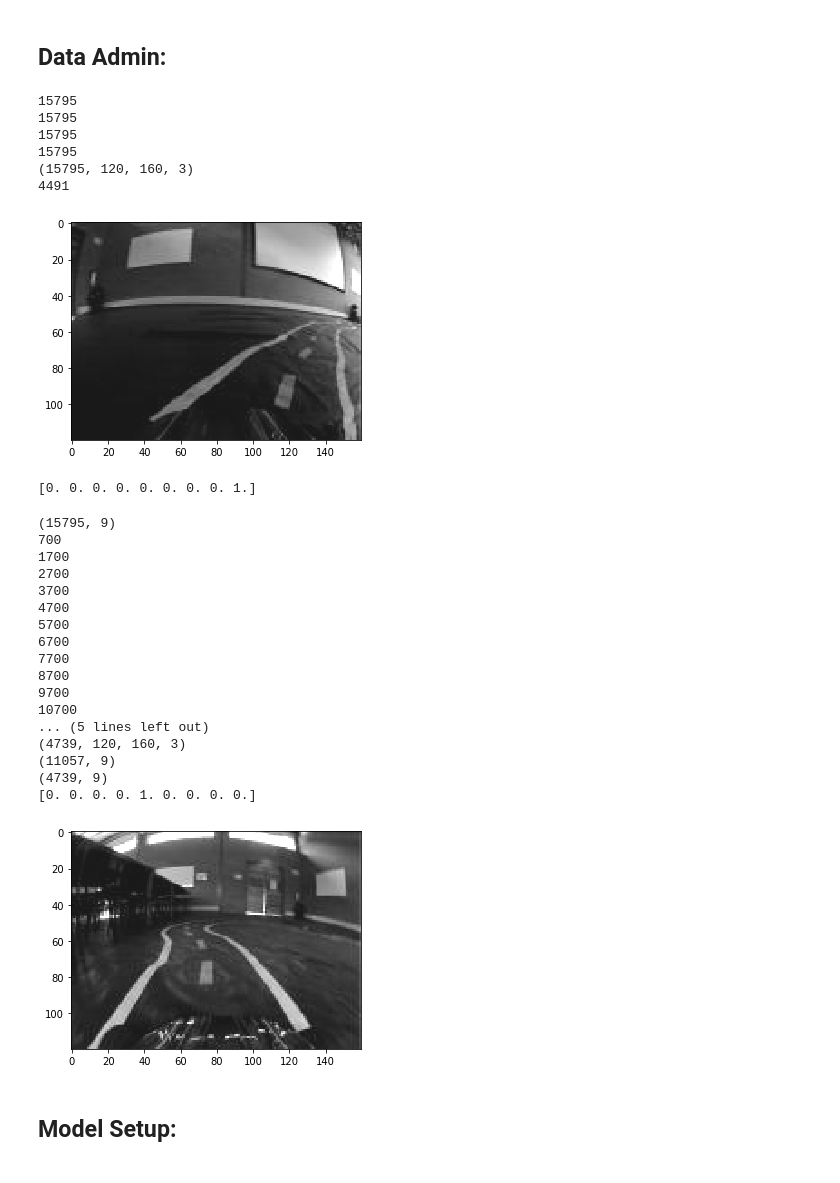
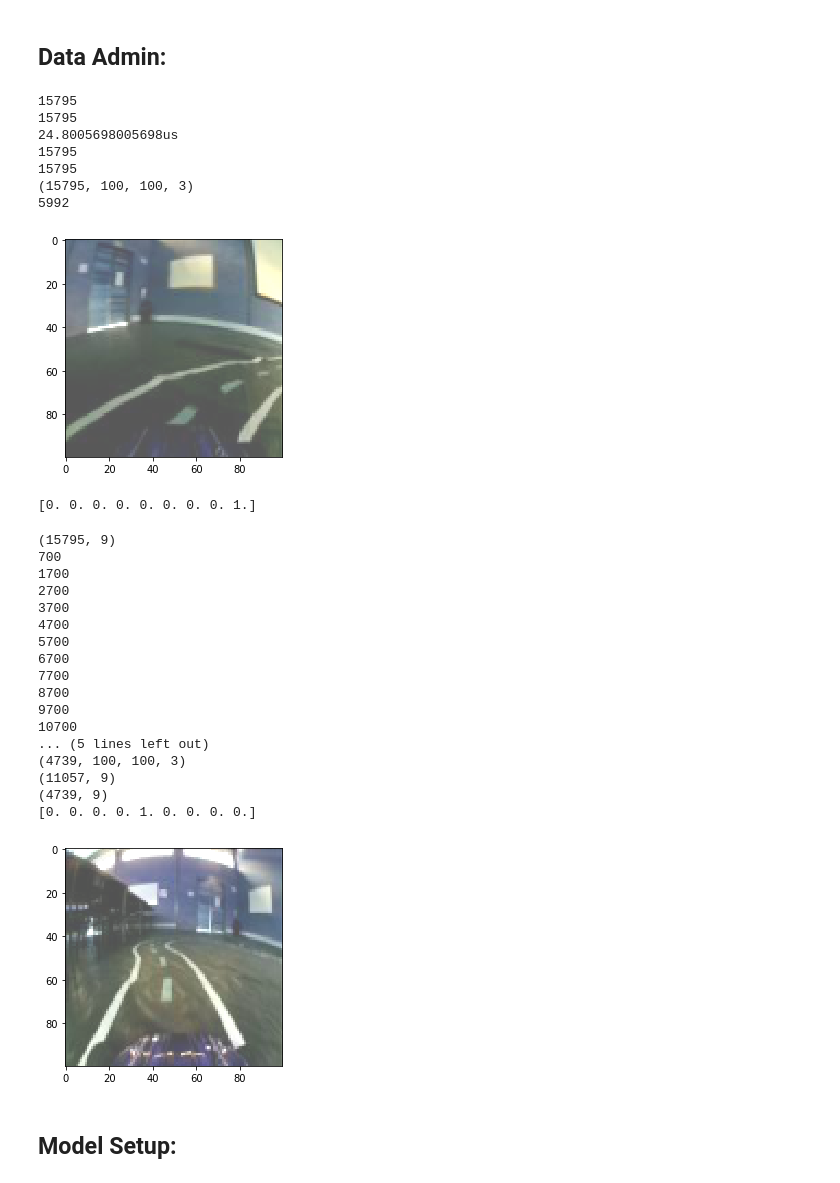
Before and after one commit to brontisaur/CounterpointDonkey, a Jupyter notebook: Categorical Model.ipynb, the cells around one changed output. Cells and saved outputs as stored; diff of their text form; code cells hidden in the pictures.

```diff
--- a/Categorical Model.ipynb
+++ b/Categorical Model.ipynb
@@ -10,6 +10,7 @@ import cv2
 import json
 import tensorflow as tf
 from random import randrange
+import datetime
 
 import matplotlib.pyplot as plt
 
@@ -36,24 +37,30 @@ im_list.sort(key=lambda f: int(''.join(filter(str.isdigit, f))))
 rec_list.sort(key=lambda f: int(''.join(filter(str.isdigit, f))))
 
 #reading in array of images:
-width = 160
-height = 120
+width = 100#160
+height = 100#120
 color = 3
 #x_images = np.zeros((len(rec_list), 120, 160, 3), dtype = np.float32)
 x_images = np.zeros((len(rec_list), height, width, color), dtype = np.float32)
 
 randomImage = randrange(len(x_images))#14909
+preprocessDelta = np.zeros(len(rec_list), dtype = np.uint8)
 for i in range(len(im_list)):
+    start = datetime.datetime.now()
     filename = im_list[i]
     image = cv2.imread(path+filename)
-    image = cv2.cvtColor(image, cv2.COLOR_BGR2GRAY)
-    image = cv2.convertScaleAbs(image, alpha=1.0, beta=25)
+    image = cv2.resize(image,(height,width),interpolation = cv2.INTER_AREA)
+    beta = 100-(np.average(image)/255)*100
+    image = cv2.convertScaleAbs(image, alpha=1.0, beta=beta)
+    #image = cv2.cvtColor(image, cv2.COLOR_BGR2GRAY)
     #image = cv2.adaptiveThreshold(image,255,cv2.ADAPTIVE_THRESH_MEAN_C,cv2.THRESH_BINARY_INV,11,2)
-    #image = cv2.resize(image,(height,width),interpolation = cv2.INTER_AREA)
     image = image.astype('uint8')
-    image = image[..., None]
+    #image = image[..., None]
     x_images[i,:,:,:] = tf.cast(image, tf.float32)
+    end = datetime.datetime.now()
+    preprocessDelta[i] = (end-start).microseconds
 
+print(f'{np.average(preprocessDelta)}us')
 #loop over labels and create a list of left/right/straight based on a degree threshold (one-hot encoding?)
 json_data = {}
 #y_labels = np.zeros((len(rec_list),3), dtype=np.float32) #setup label array for one-hot encoded left, right and straight
@@ -69,36 +76,37 @@ for i in range(len(rec_list)):
             y_labels[i] = [0,0,0,0,0,0,0,0,1] #35+ right
         elif orient > (25.0/45.0):
             y_labels[i] = [0,0,0,0,0,0,0,1,0] #25+ right
         elif orient > (15.0/45.0):
             y_labels[i] = [0,0,0,0,0,0,1,0,0] #15+ right
         elif orient > (5.0/45.0):
             y_labels[i] = [0,0,0,0,0,1,0,0,0] #5+ right
         elif orient < -1*(35.0/45.0):
             y_labels[i] = [1,0,0,0,0,0,0,0,0] #35+ left
         elif orient < -1*(25.0/45.0):
             y_labels[i] = [0,1,0,0,0,0,0,0,0] #25+ left
         elif orient < -1*(15.0/45.0):
             y_labels[i] = [0,0,1,0,0,0,0,0,0] #15+ left
         elif orient < -1*(5.0/45.0):
             y_labels[i] = [0,0,0,1,0,0,0,0,0] #5+ left
         else:
             y_labels[i] = [0,0,0,0,1,0,0,0,0] #0
 
 print(len(x_images))
 print(len(y_labels))
 print(x_images.shape)
 print(randomImage)
 plt.imshow(x_images[randomImage].astype('uint8'))
 plt.show()
 print(y_labels[randomImage])
 # %% [output]
 15795
 15795
+24.8005698005698us
 15795
 15795
-(15795, 120, 160, 3)
-4491
+(15795, 100, 100, 3)
+5992
-[figure, old version]
+[figure, new version]
 [0. 0. 0. 0. 0. 0. 0. 0. 1.]
 # %%
 #training and validation split:
@@ -160,11 +168,11 @@ plt.show()
 9700
 10700
 ... (5 lines left out)
-(4739, 120, 160, 3)
+(4739, 100, 100, 3)
 (11057, 9)
 (4739, 9)
 [0. 0. 0. 0. 1. 0. 0. 0. 0.]
-[figure, old version]
+[figure, new version]
 # %% [markdown]
 ## Model Setup:
 # %%
```
Also changed, not shown: parts of 4 cells of this notebook.
